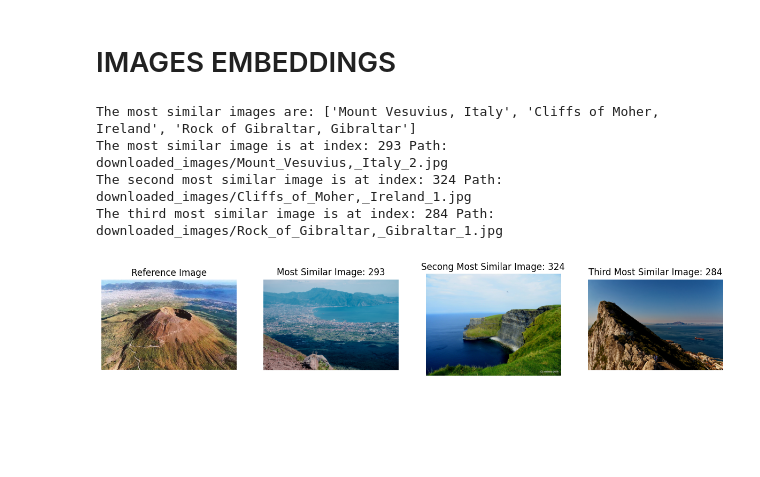
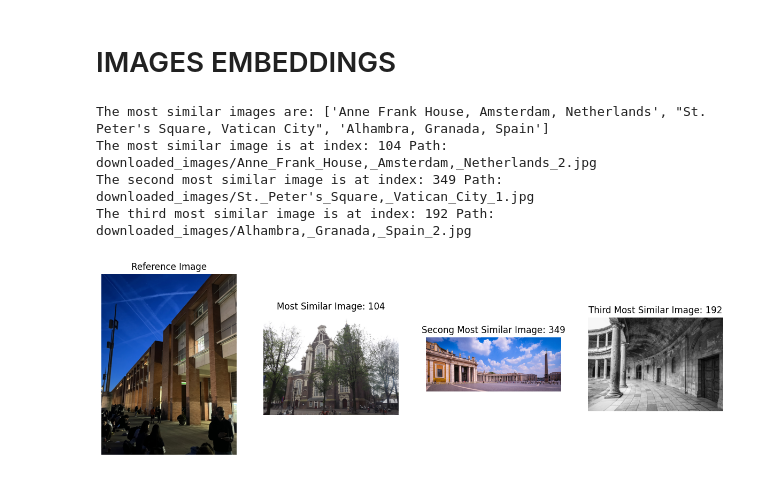
Before and after one commit to nuriallfe/hackupc-2024, a Jupyter notebook: baiges/baiges.ipynb, the cells around one changed output. Saved outputs shown, nothing was run; the diff lists cells and outputs as text; code cells hidden in the pictures; blank space fills up the shorter version.

```diff
--- a/baiges/baiges.ipynb
+++ b/baiges/baiges.ipynb
@@ -343,6 +343,7 @@ from torch.nn.functional import cosine_similarity
 from PIL import Image
 import glob
 import re
+import os
 
 
 def load_image(image_path):
@@ -378,6 +379,7 @@ def get_embedding(model, image_tensor):
     """
     with torch.no_grad():
         embedding = model(image_tensor)
+
     return embedding
 
 def find_most_similar(reference_embedding, embeddings):
@@ -402,7 +404,7 @@ model = models.resnet18(pretrained=True)
 model.eval()
 
 # Extract the embeddings of the images
-reference_image_path = "vesubio.jpg"
+reference_image_path = "fib.jpg"
 image_list_paths = glob.glob("downloaded_images/*.jpg")
 
 reference_image = load_image(reference_image_path)
@@ -440,35 +442,35 @@ print("The third most similar image is at index:", most_similar_index[2], "Path:
 
 import matplotlib.pyplot as plt
 
 fig, axs = plt.subplots(1, 4, figsize=(15, 5))
 
 # Load and plot the reference image
 reference_image = Image.open(reference_image_path)
 axs[0].imshow(reference_image)
 axs[0].set_title("Reference Image")
 axs[0].axis('off')
 
 # Load and plot the most similar image
 most_similar_image = Image.open(image_list_paths[most_similar_index[0]])
 axs[1].imshow(most_similar_image)
 axs[1].set_title(f'Most Similar Image: {most_similar_index[0]}')
 axs[1].axis('off')
 
 # Load and plot the second most similar image
 second_most_similar_image = Image.open(image_list_paths[most_similar_index[1]])
 axs[2].imshow(second_most_similar_image)
 axs[2].set_title(f'Secong Most Similar Image: {most_similar_index[1]}')
 axs[2].axis('off')
 
 # Load and plot the third most similar image
 third_most_similar_image = Image.open(image_list_paths[most_similar_index[2]])
 axs[3].imshow(third_most_similar_image)
 axs[3].set_title(f'Third Most Similar Image: {most_similar_index[2]}')
 axs[3].axis('off')
 plt.show()
 # %% [output]
-The most similar images are: ['Mount Vesuvius, Italy', 'Cliffs of Moher, Ireland', 'Rock of Gibraltar, Gibraltar']
-The most similar image is at index: 293 Path: downloaded_images/Mount_Vesuvius,_Italy_2.jpg
-The second most similar image is at index: 324 Path: downloaded_images/Cliffs_of_Moher,_Ireland_1.jpg
-The third most similar image is at index: 284 Path: downloaded_images/Rock_of_Gibraltar,_Gibraltar_1.jpg
+The most similar images are: ['Anne Frank House, Amsterdam, Netherlands', "St. Peter's Square, Vatican City", 'Alhambra, Granada, Spain']
+The most similar image is at index: 104 Path: downloaded_images/Anne_Frank_House,_Amsterdam,_Netherlands_2.jpg
+The second most similar image is at index: 349 Path: downloaded_images/St._Peter's_Square,_Vatican_City_1.jpg
+The third most similar image is at index: 192 Path: downloaded_images/Alhambra,_Granada,_Spain_2.jpg
-[figure, old version]
+[figure, new version]
```
Also changed, not shown: parts of 1 cell of this notebook, 20 other files.
